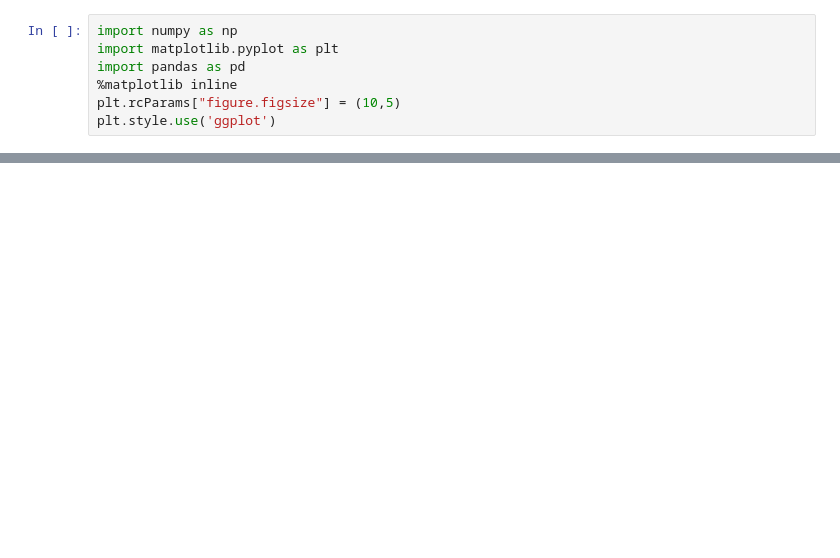
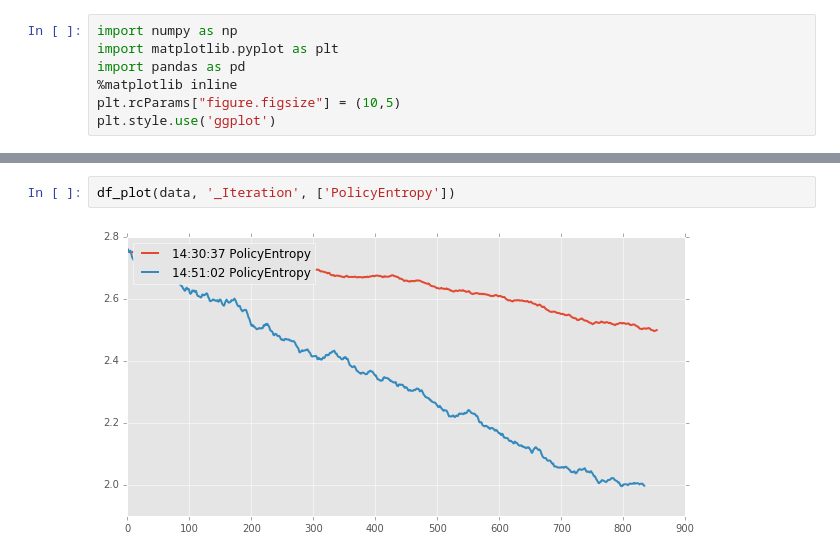
Before and after one commit to pat-coady/trpo, a Jupyter notebook: src/view_training.ipynb, the cells around one changed output, grey strips where cells are left out. Cells and saved outputs as stored; diff of their text form; blank space fills up the shorter version.

```diff
--- a/src/view_training.ipynb
+++ b/src/view_training.ipynb
@@ -70,0 +71,4 @@ df_plot(data, '_Iteration', ['_std_act'])
+# %%
+df_plot(data, '_Iteration', ['PolicyEntropy'])
+# %% [output]
+[figure, added]
```
Also changed, not shown: parts of 7 cells of this notebook, 3 other files.
